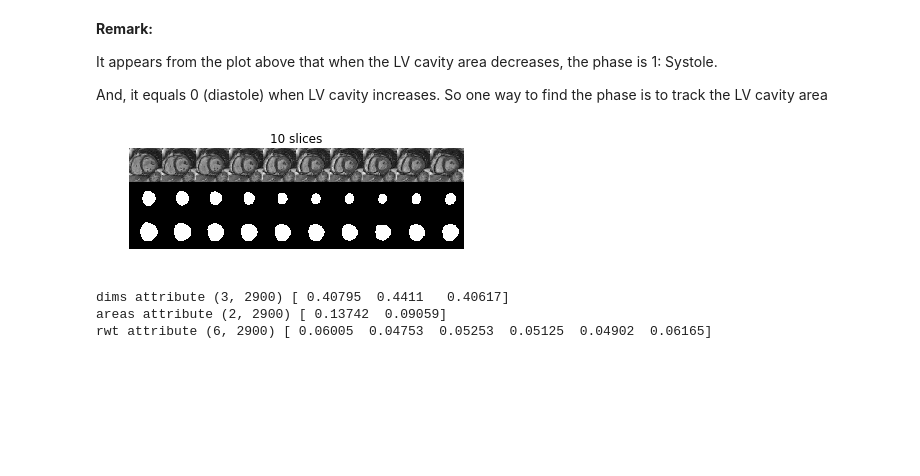
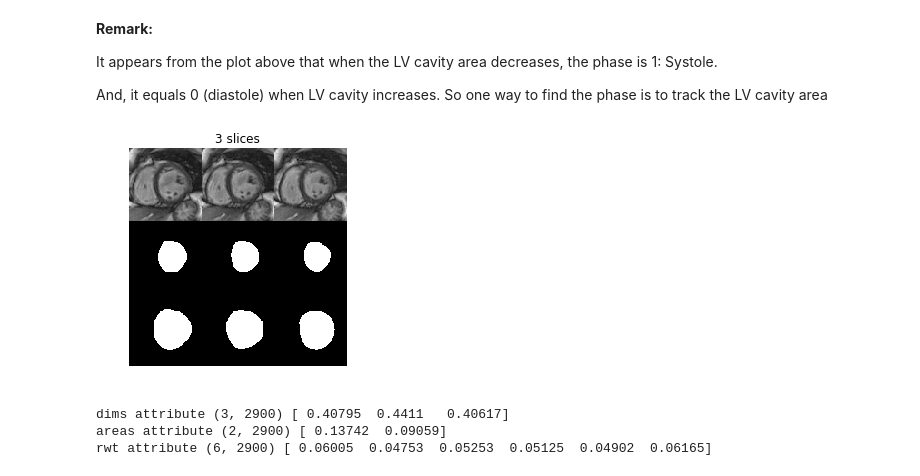
Before and after one commit to harrislin2018/LVQuan18, a Jupyter notebook: Main.ipynb, the cells around one changed output. Cells and saved outputs as stored; diff of their text form; code cells hidden in the pictures; blank space fills up the shorter version.

Commit message:
format data for fastai

```diff
--- a/Main.ipynb
+++ b/Main.ipynb
@@ -66,7 +66,7 @@ from matplotlib import patches, patheffects
 %reload_ext autoreload
 %autoreload 2
 
-PATH ='./'
+PATH ='data/'
 # %% [markdown]
 ## Dataset exploration
 
@@ -132,17 +132,17 @@ seg_epi = data['epi_LV'][:,:,:20]
 def get_sample(seq, size=3):
     return np.hstack([seq[:,:,i] for i in range(size)])
 # %%
-n = 10
+n = 3
 slice_sample = get_sample(patient, n)
 seg_endo_sample = get_sample(seg_endo, n)
 seg_epi_sample = get_sample(seg_epi, n)
 samples = np.vstack((slice_sample, seg_endo_sample, seg_epi_sample))
 plt.imshow(samples, cmap='gray')
 plt.title(f'{n} slices')
 plt.axis("off")
 plt.show()
 # %% [output]
-[figure, old version]
+[figure, new version]
 # %%
 print ('dims attribute', data['dims'].shape, data['dims'][:,0])
 print ('areas attribute', data['areas'].shape, data['areas'][:,0])
```
Also changed, not shown: parts of 12 cells of this notebook.
